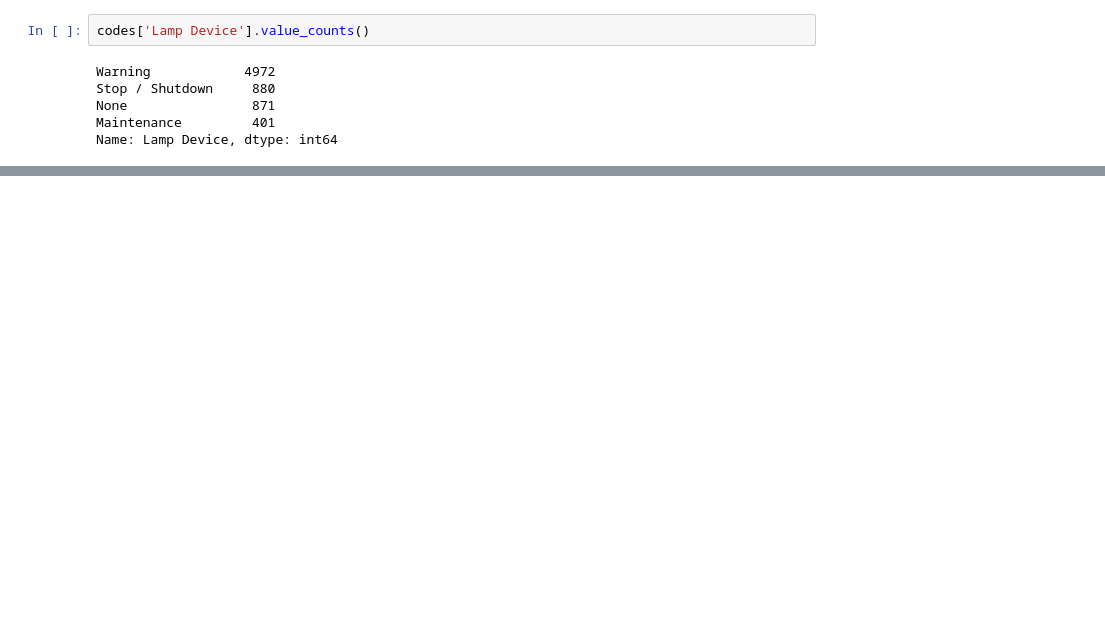
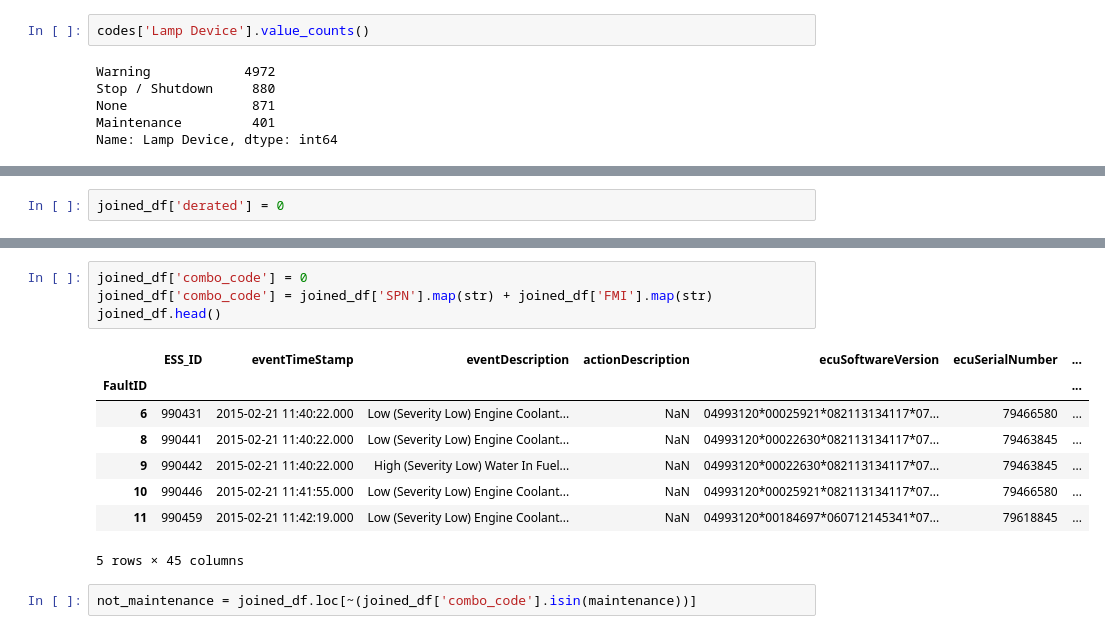
Before and after one commit to berneskaracay/dq-8-predicting-engine-derates-starfish, a Jupyter notebook: Big_G_data_John.ipynb, the cells around one changed output, grey strips where cells are left out. Cells and saved outputs as stored; diff of their text form; blank space fills up the shorter version.

```diff
--- a/Big_G_data_John.ipynb
+++ b/Big_G_data_John.ipynb
@@ -74,0 +200,2 @@ Name: Lamp Device, dtype: int64
+# %%
+joined_df['derated'] = 0
@@ -74,0 +209,15 @@ Name: Lamp Device, dtype: int64
+# %%
+joined_df['combo_code'] = 0
+joined_df['combo_code'] = joined_df['SPN'].map(str) + joined_df['FMI'].map(str)
+joined_df.head()
+# %% [output]
+|  | ESS_ID | eventTimeStamp | eventDescription | actionDescription | ecuSoftwareVersion | ecuSerialNumber | ... |
+| FaultID |  |  |  |  |  |  | ... |
+| 6 | 990431 | 2015-02-21 11:40:22.000 | Low (Severity Low) Engine Coolant... | NaN | 04993120*00025921*082113134117*07... | 79466580 | ... |
+| 8 | 990441 | 2015-02-21 11:40:22.000 | Low (Severity Low) Engine Coolant... | NaN | 04993120*00022630*082113134117*07... | 79463845 | ... |
+| 9 | 990442 | 2015-02-21 11:40:22.000 | High (Severity Low) Water In Fuel... | NaN | 04993120*00022630*082113134117*07... | 79463845 | ... |
+| 10 | 990446 | 2015-02-21 11:41:55.000 | Low (Severity Low) Engine Coolant... | NaN | 04993120*00025921*082113134117*07... | 79466580 | ... |
+| 11 | 990459 | 2015-02-21 11:42:19.000 | Low (Severity Low) Engine Coolant... | NaN | 04993120*00184697*060712145341*07... | 79618845 | ... |
+5 rows × 45 columns
+# %%
+not_maintenance = joined_df.loc[~(joined_df['combo_code'].isin(maintenance))]
```
Also changed, not shown: parts of 41 cells of this notebook.
